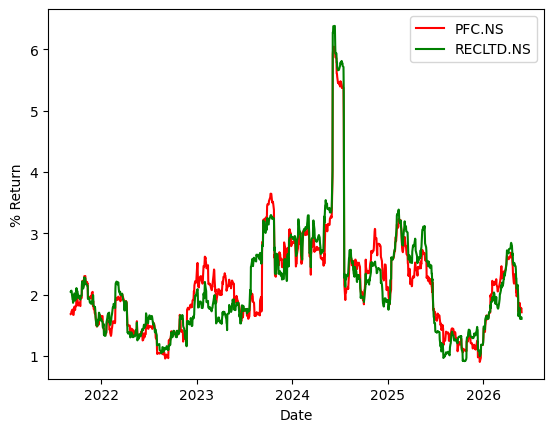
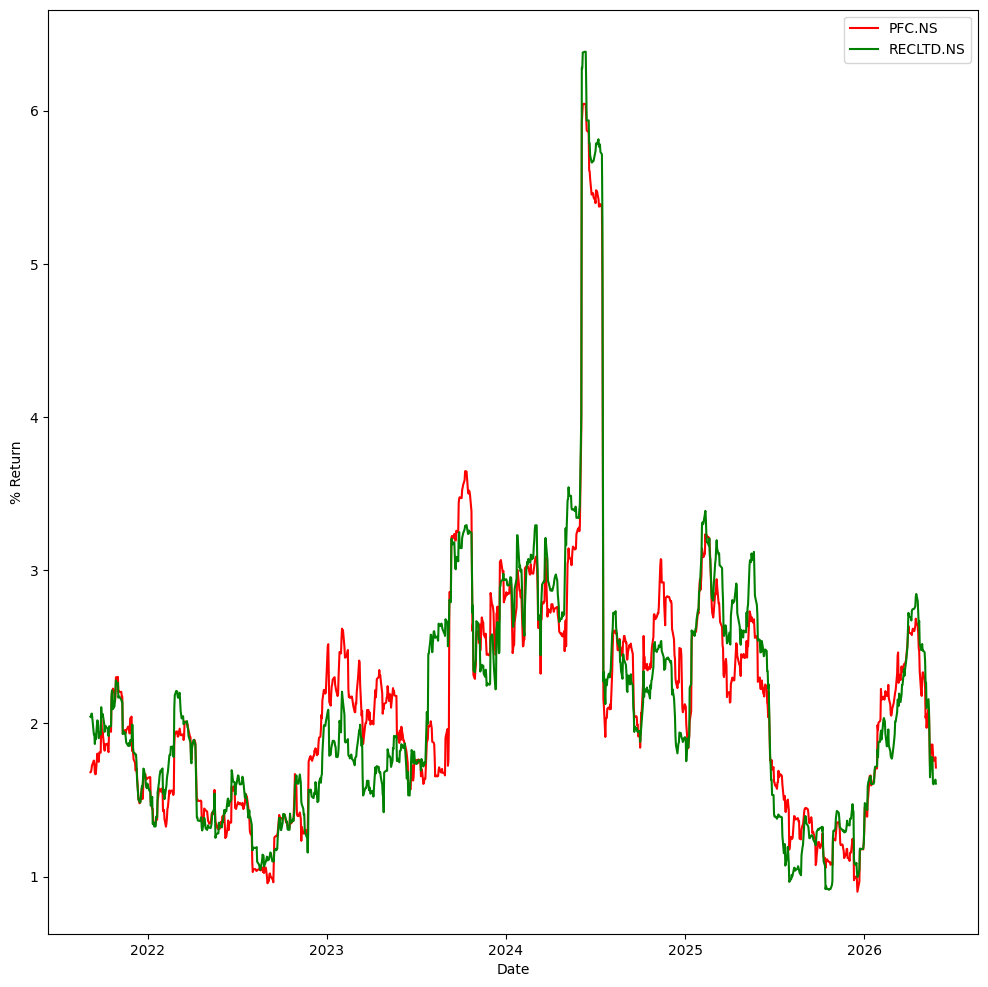
Unified diff of the notebook cell whose output changed from the first chart to the second:
--- before
+++ after
@@ -1,2 +1,3 @@
+plt.figure(figsize = (12,12))
 plt.plot(df['PFC.NS'], color = 'red')
 plt.plot(df['RECLTD.NS'], color = 'green')

Commit: Mini Changes